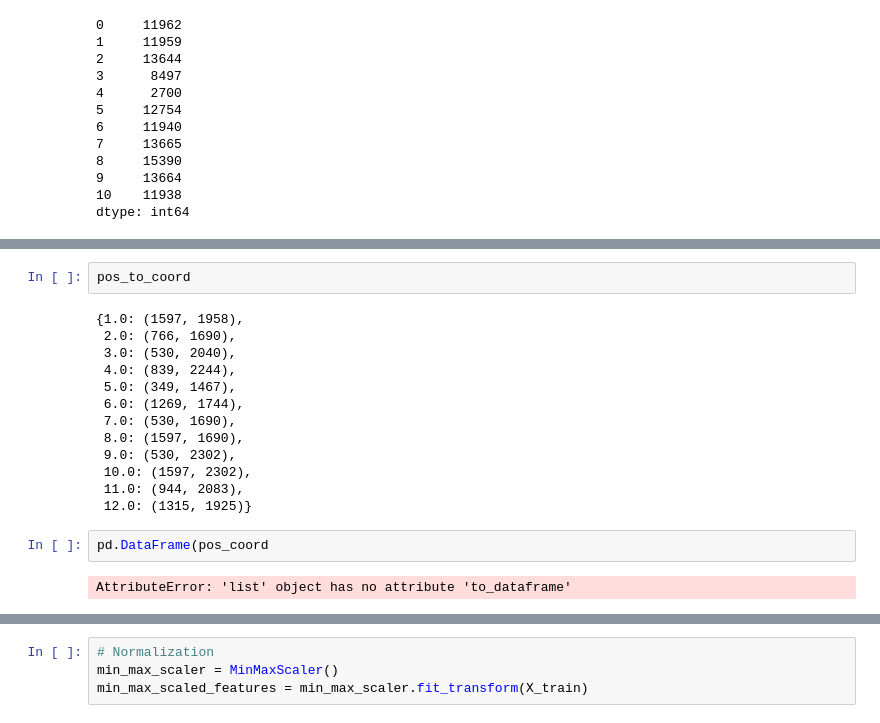
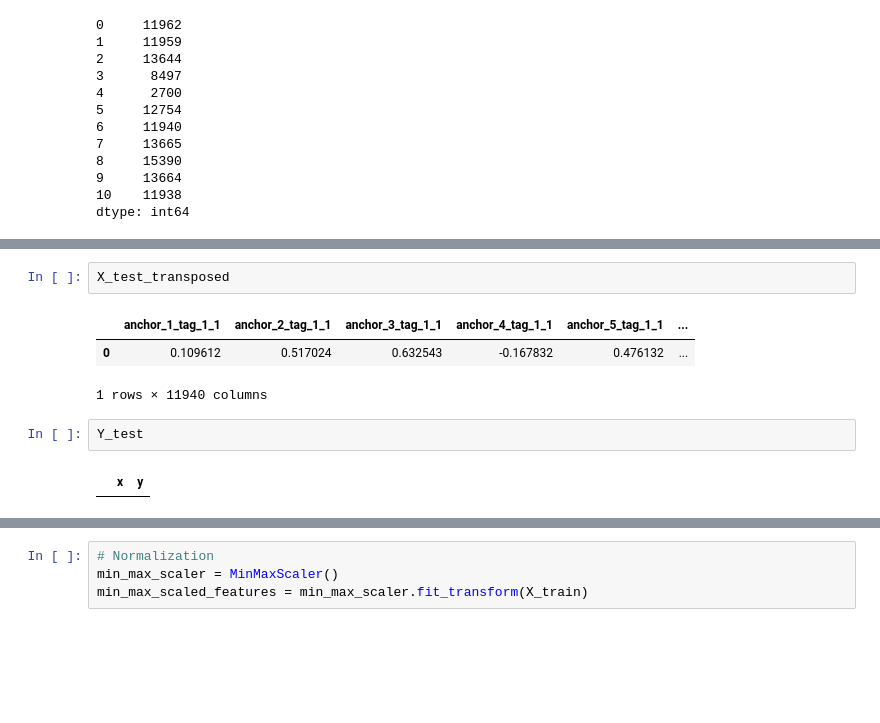
Before and after one commit to shariqak14/indoor_localization, a Jupyter notebook: indoor_localization.ipynb, the cells around one changed output, grey strips where cells are left out. Saved outputs shown, nothing was run; the diff lists cells and outputs as text; blank space fills up the shorter version.

Commit message:
loocv and input errors

```diff
--- a/indoor_localization.ipynb
+++ b/indoor_localization.ipynb
@@ -312,22 +351,13 @@ X_train_transposed
-# %%
-pos_to_coord
-# %% [output]
-{1.0: (1597, 1958),
- 2.0: (766, 1690),
- 3.0: (530, 2040),
- 4.0: (839, 2244),
- 5.0: (349, 1467),
- 6.0: (1269, 1744),
- 7.0: (530, 1690),
- 8.0: (1597, 1690),
- 9.0: (530, 2302),
- 10.0: (1597, 2302),
- 11.0: (944, 2083),
- 12.0: (1315, 1925)}
-# %%
-pd.DataFrame(pos_coord
-# %% [output]
-AttributeError: 'list' object has no attribute 'to_dataframe'
+# %%
+X_test_transposed
+# %% [output]
+|  | anchor_1_tag_1_1 | anchor_2_tag_1_1 | anchor_3_tag_1_1 | anchor_4_tag_1_1 | anchor_5_tag_1_1 | ... |
+| 0 | 0.109612 | 0.517024 | 0.632543 | -0.167832 | 0.476132 | ... |
+1 rows × 11940 columns
+# %%
+Y_test
+# %% [output]
+|  | x | y |
 # %%
 from sklearn.feature_selection import SelectKBest
 from sklearn.feature_selection import f_regression
```
Also changed, not shown: parts of 17 cells of this notebook.
